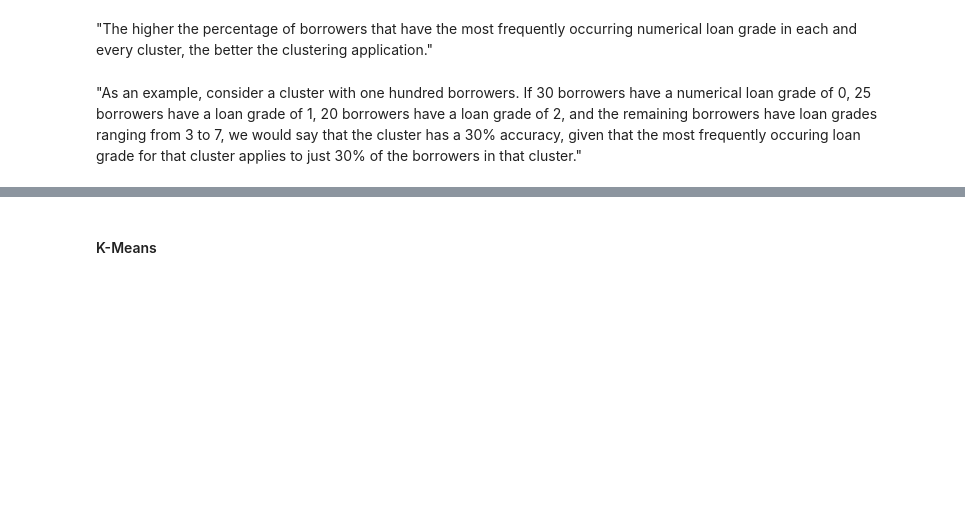
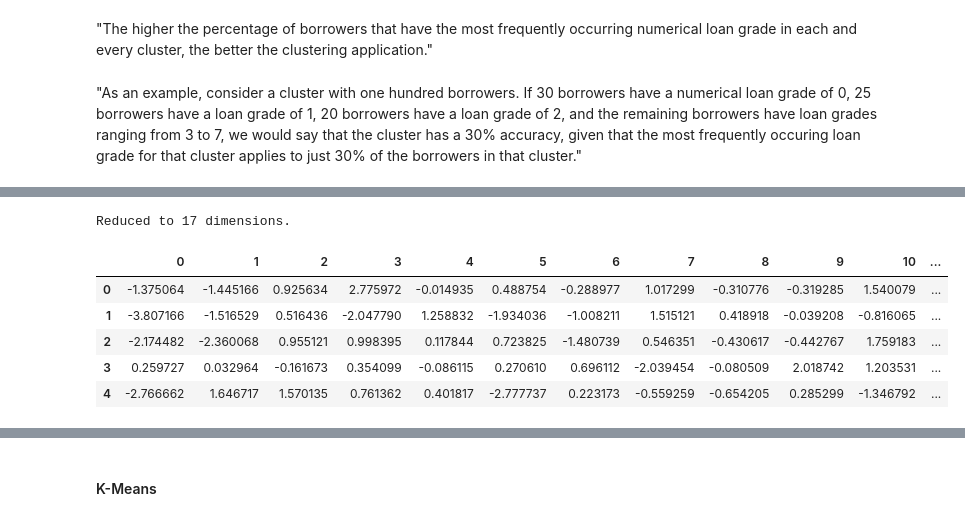
Before and after one commit to curtpond/segmentation, a Jupyter notebook: lending-club.ipynb, the cells around one changed output, grey strips where cells are left out. Saved outputs shown, nothing was run; the diff lists cells and outputs as text; code cells hidden in the pictures; blank space fills up the shorter version.

```diff
--- a/lending-club.ipynb
+++ b/lending-club.ipynb
@@ -304,0 +344,18 @@ interestAndGrade.groupby("grade").mean()
+# %%
+# PCA
+pca = PCA(n_components=0.95)
+pca_data = pca.fit_transform(scaled_data)
+print(f"Reduced to {pca.n_components_} dimensions.")
+# %% [output]
+Reduced to 17 dimensions.
+# %%
+# Show final 17 features
+pca_df = pd.DataFrame(data=pca_data)
+pca_df.head()
+# %% [output]
+|  | 0 | 1 | 2 | 3 | 4 | 5 | 6 | 7 | 8 | 9 | 10 | ... |
+| 0 | -1.375064 | -1.445166 | 0.925634 | 2.775972 | -0.014935 | 0.488754 | -0.288977 | 1.017299 | -0.310776 | -0.319285 | 1.540079 | ... |
+| 1 | -3.807166 | -1.516529 | 0.516436 | -2.047790 | 1.258832 | -1.934036 | -1.008211 | 1.515121 | 0.418918 | -0.039208 | -0.816065 | ... |
+| 2 | -2.174482 | -2.360068 | 0.955121 | 0.998395 | 0.117844 | 0.723825 | -1.480739 | 0.546351 | -0.430617 | -0.442767 | 1.759183 | ... |
+| 3 | 0.259727 | 0.032964 | -0.161673 | 0.354099 | -0.086115 | 0.270610 | 0.696112 | -2.039454 | -0.080509 | 2.018742 | 1.203531 | ... |
+| 4 | -2.766662 | 1.646717 | 1.570135 | 0.761362 | 0.401817 | -2.777737 | 0.223173 | -0.559259 | -0.654205 | 0.285299 | -1.346792 | ... |
```
Also changed, not shown: parts of 17 cells of this notebook, 4 other files.
